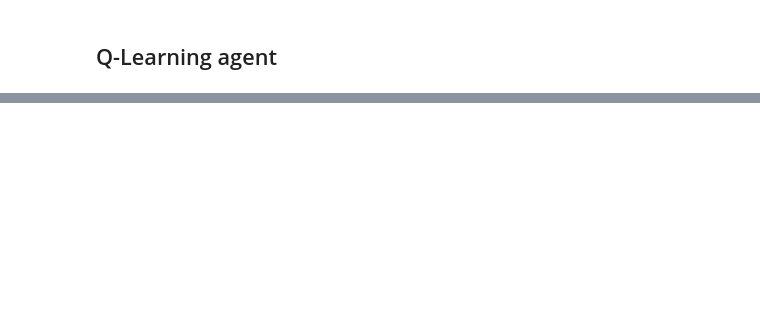
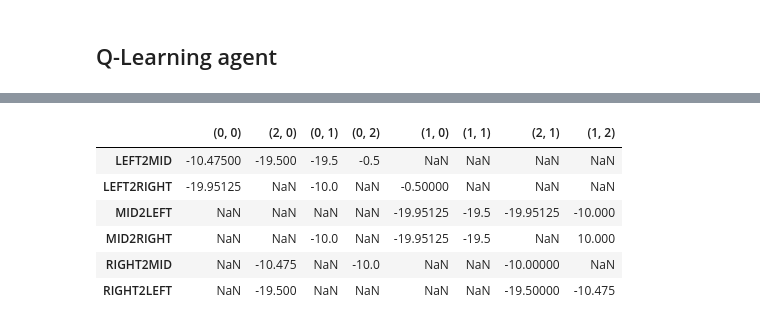
Before and after one commit to gaetanserre/Reinforcement-learning-algorithms, a Jupyter notebook: Q-Learning/agent.ipynb, the cells around one changed output, grey strips where cells are left out. Saved outputs shown, nothing was run; the diff lists cells and outputs as text; code cells hidden in the pictures; blank space fills up the shorter version.

```diff
--- a/Q-Learning/agent.ipynb
+++ b/Q-Learning/agent.ipynb
@@ -106,2 +114,5 @@ N = 3
 def create_env():
   return env(N)
+# %%
+policy = Q_fit(100)
+play(policy)
@@ -108,3 +128,14 @@ def create_env():
+# %%
+policy_df = policy_to_df(policy)
+policy_df
+# %% [output]
+|  | (0, 0) | (2, 0) | (0, 1) | (0, 2) | (1, 0) | (1, 1) | (2, 1) | (1, 2) |
+| LEFT2MID | -10.47500 | -19.500 | -19.5 | -0.5 | NaN | NaN | NaN | NaN |
+| LEFT2RIGHT | -19.95125 | NaN | -10.0 | NaN | -0.50000 | NaN | NaN | NaN |
+| MID2LEFT | NaN | NaN | NaN | NaN | -19.95125 | -19.5 | -19.95125 | -10.000 |
+| MID2RIGHT | NaN | NaN | -10.0 | NaN | -19.95125 | -19.5 | NaN | 10.000 |
+| RIGHT2MID | NaN | -10.475 | NaN | -10.0 | NaN | NaN | -10.00000 | NaN |
+| RIGHT2LEFT | NaN | -19.500 | NaN | NaN | NaN | NaN | -19.50000 | -10.475 |
 # %%
 #greedy_fit()
 # %%
```
Also changed, not shown: parts of 6 cells of this notebook, 7 other files.
